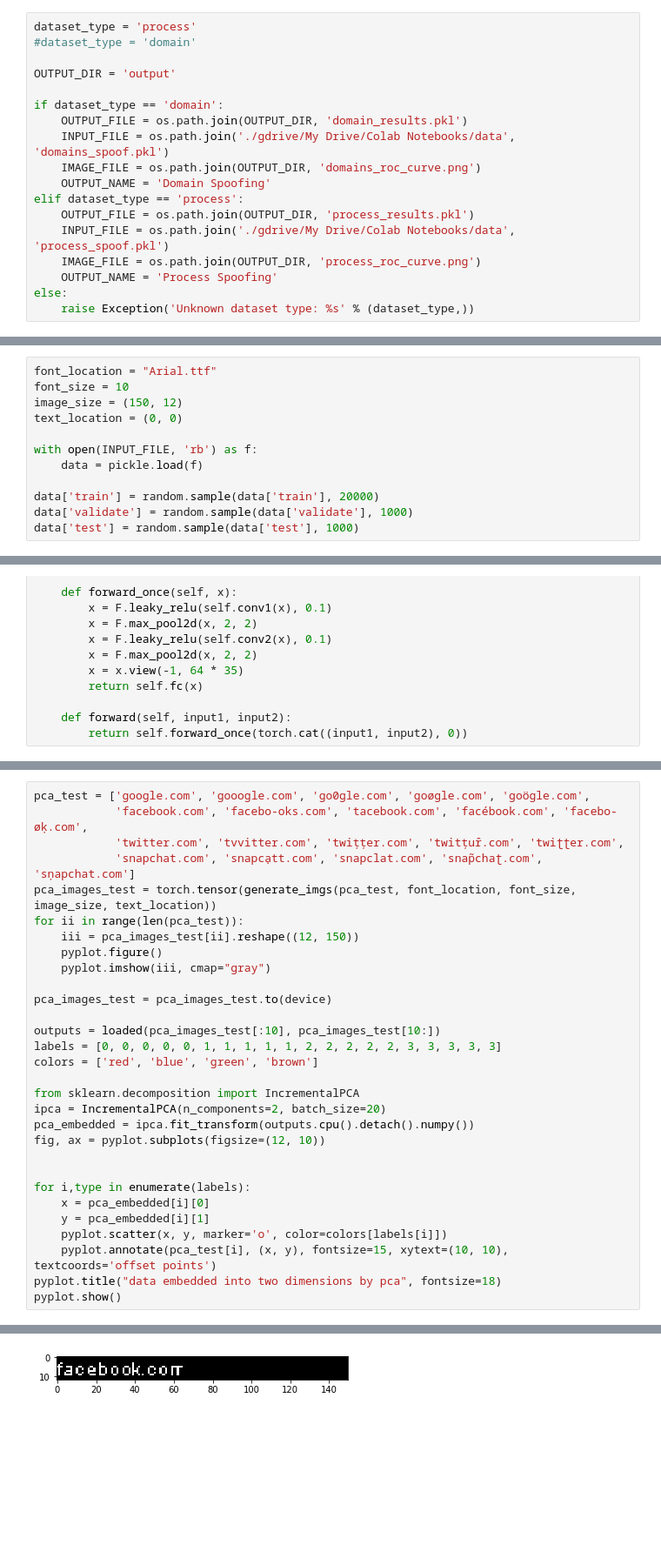
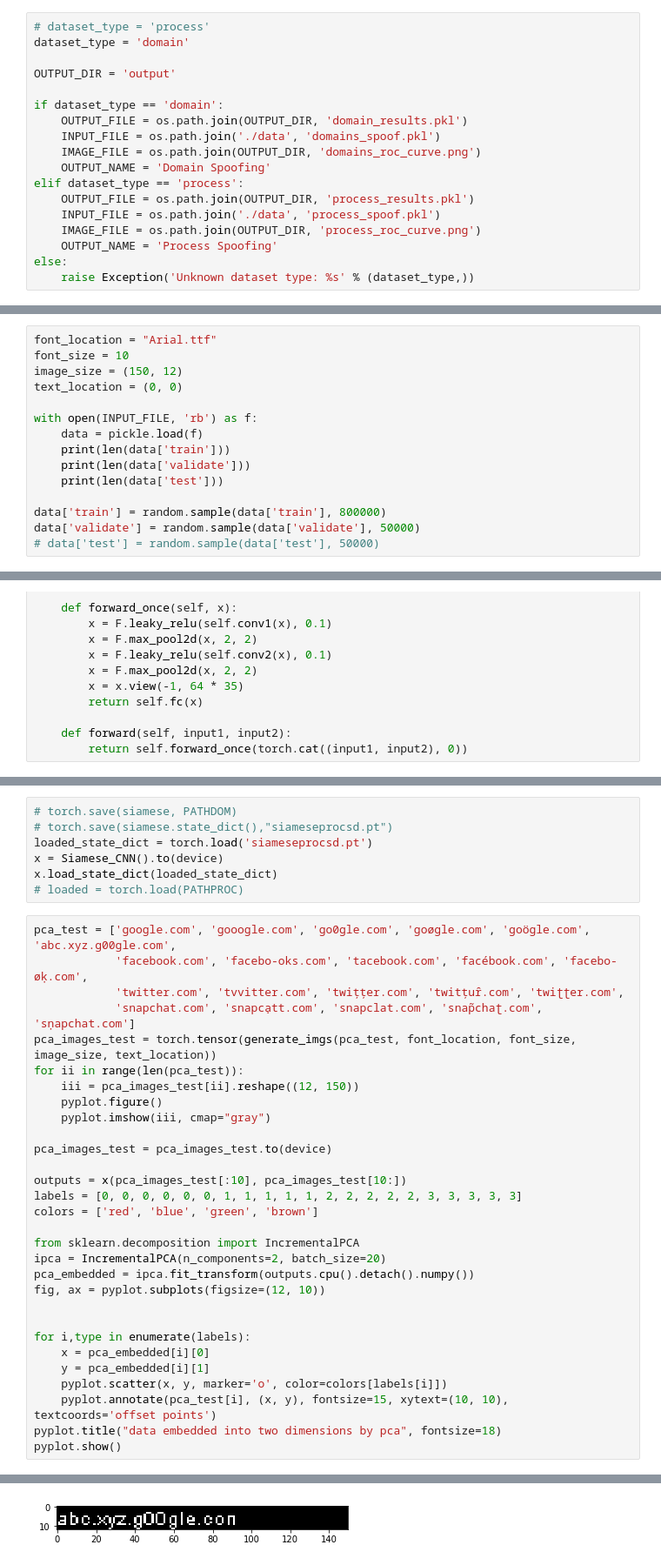
Before and after one commit to horiazegheru/homoglyph-siamese-cnn, a Jupyter notebook: Homoglyph.ipynb, the cells around one changed output, grey strips where cells are left out. Shown: that part at 87% size. Drawn from its saved outputs; the diff is of its cells as text; blank space fills up the shorter version.

```diff
--- a/Homoglyph.ipynb
+++ b/Homoglyph.ipynb
@@ -49,19 +27,19 @@ device
 # %% [output]
 device(type='cuda')
 # %%
-dataset_type = 'process'
-#dataset_type = 'domain'
+# dataset_type = 'process'
+dataset_type = 'domain'
 
 OUTPUT_DIR = 'output'
 
 if dataset_type == 'domain':
     OUTPUT_FILE = os.path.join(OUTPUT_DIR, 'domain_results.pkl')
-    INPUT_FILE = os.path.join('./gdrive/My Drive/Colab Notebooks/data', 'domains_spoof.pkl')
+    INPUT_FILE = os.path.join('./data', 'domains_spoof.pkl')
     IMAGE_FILE = os.path.join(OUTPUT_DIR, 'domains_roc_curve.png')
     OUTPUT_NAME = 'Domain Spoofing'
 elif dataset_type == 'process':
     OUTPUT_FILE = os.path.join(OUTPUT_DIR, 'process_results.pkl')
-    INPUT_FILE = os.path.join('./gdrive/My Drive/Colab Notebooks/data', 'process_spoof.pkl')
+    INPUT_FILE = os.path.join('./data', 'process_spoof.pkl')
     IMAGE_FILE = os.path.join(OUTPUT_DIR, 'process_roc_curve.png')
     OUTPUT_NAME = 'Process Spoofing'
 else:
@@ -91,7 +69,10 @@ text_location = (0, 0)
 
 with open(INPUT_FILE, 'rb') as f:
     data = pickle.load(f)
+    print(len(data['train']))
+    print(len(data['validate']))
+    print(len(data['test']))
 
-data['train'] = random.sample(data['train'], 20000)
-data['validate'] = random.sample(data['validate'], 1000)
-data['test'] = random.sample(data['test'], 1000)
+data['train'] = random.sample(data['train'], 800000)
+data['validate'] = random.sample(data['validate'], 50000)
+# data['test'] = random.sample(data['test'], 50000)
@@ -413,37 +424,44 @@ pyplot.show()
+# %%
+# torch.save(siamese, PATHDOM)
+# torch.save(siamese.state_dict(),"siameseprocsd.pt")
+loaded_state_dict = torch.load('siameseprocsd.pt')
+x = Siamese_CNN().to(device)
+x.load_state_dict(loaded_state_dict)
+# loaded = torch.load(PATHPROC)
 # %%
-pca_test = ['google.com', 'gooogle.com', 'go0gle.com', 'goøgle.com', 'goögle.com',
+pca_test = ['google.com', 'gooogle.com', 'go0gle.com', 'goøgle.com', 'goögle.com', 'abc.xyz.g00gle.com',
             'facebook.com', 'facebo-oks.com', 'tacebook.com', 'facébook.com', 'facebo-øḳ.com',
             'twitter.com', 'tvvitter.com', 'twițțer.com', 'twitțuȓ.com', 'twiʈʈer.com',
             'snapchat.com', 'snapcạtt.com', 'snapclat.com', 'snap̃chaʈ.com', 'sṇapchat.com']
 pca_images_test = torch.tensor(generate_imgs(pca_test, font_location, font_size, image_size, text_location))
 for ii in range(len(pca_test)):
     iii = pca_images_test[ii].reshape((12, 150))
     pyplot.figure()
     pyplot.imshow(iii, cmap="gray")
 
 pca_images_test = pca_images_test.to(device)
 
-outputs = loaded(pca_images_test[:10], pca_images_test[10:])
-labels = [0, 0, 0, 0, 0, 1, 1, 1, 1, 1, 2, 2, 2, 2, 2, 3, 3, 3, 3, 3]
+outputs = x(pca_images_test[:10], pca_images_test[10:])
+labels = [0, 0, 0, 0, 0, 0, 1, 1, 1, 1, 1, 2, 2, 2, 2, 2, 3, 3, 3, 3, 3]
 colors = ['red', 'blue', 'green', 'brown']
 
 from sklearn.decomposition import IncrementalPCA
 ipca = IncrementalPCA(n_components=2, batch_size=20)
 pca_embedded = ipca.fit_transform(outputs.cpu().detach().numpy())
 fig, ax = pyplot.subplots(figsize=(12, 10))
 
 
 for i,type in enumerate(labels):
     x = pca_embedded[i][0]
     y = pca_embedded[i][1]
     pyplot.scatter(x, y, marker='o', color=colors[labels[i]])
     pyplot.annotate(pca_test[i], (x, y), fontsize=15, xytext=(10, 10), textcoords='offset points')
 pyplot.title("data embedded into two dimensions by pca", fontsize=18)
 pyplot.show()
 # %% [output]
 [figure]
 [figure]
 [figure]
 [figure]
 [figure]
-[figure, old version]
+[figure, new version]
```
Also changed, not shown: parts of 15 cells of this notebook.
